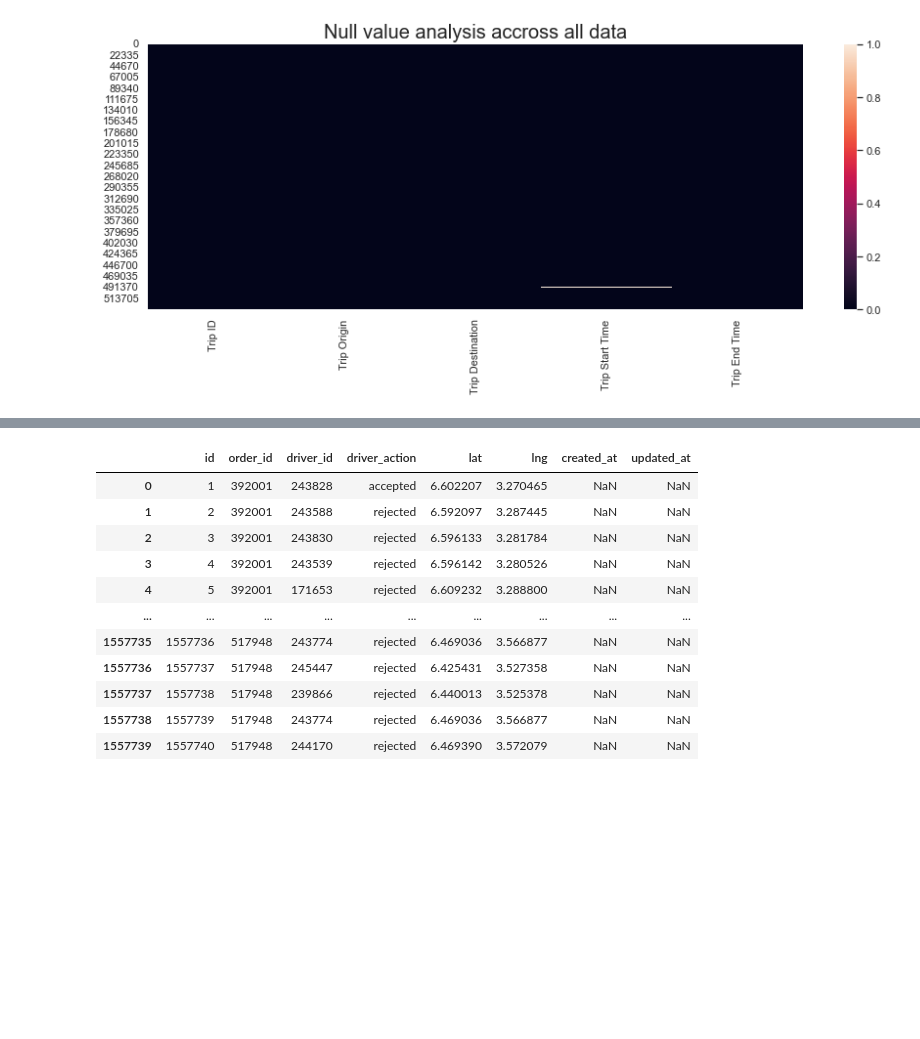
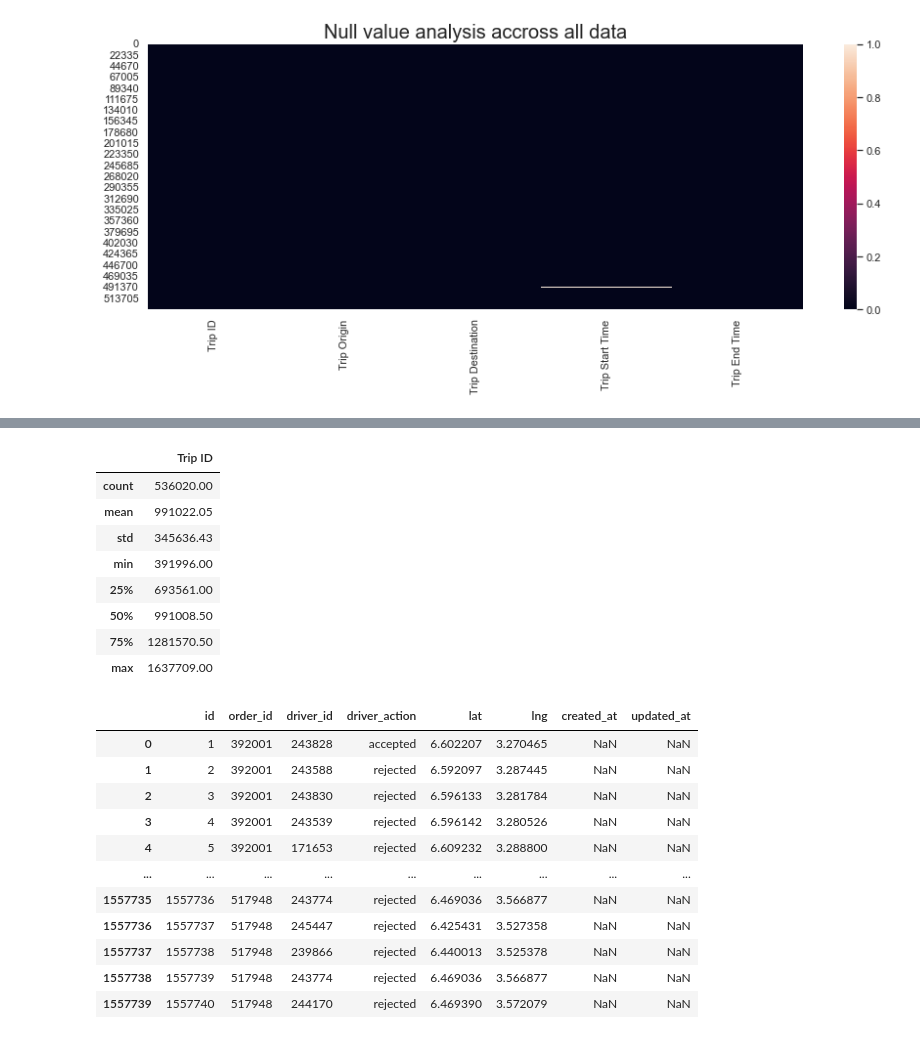
Before and after one commit to BekaluTa/Drivers-Delivery-with-Cuasual-Infrence, a Jupyter notebook: Notebook/EDA.ipynb, the cells around one changed output, grey strips where cells are left out. Drawn from its saved outputs; the diff is of its cells as text; code cells hidden in the pictures; blank space fills up the shorter version.

```diff
--- a/Notebook/EDA.ipynb
+++ b/Notebook/EDA.ipynb
@@ -40,3 +80,15 @@ plt.show()
+# %%
+Data.describe().round(2)
+# %% [output]
+|  | Trip ID |
+| count | 536020.00 |
+| mean | 991022.05 |
+| std | 345636.43 |
+| min | 391996.00 |
+| 25% | 693561.00 |
+| 50% | 991008.50 |
+| 75% | 1281570.50 |
+| max | 1637709.00 |
 # %%
 Data_location=pd.read_csv('D:/Tenx Batch 6/Week 9/driver_locations_during_request.csv')
 # %%
```
Also changed, not shown: parts of 6 cells of this notebook.
